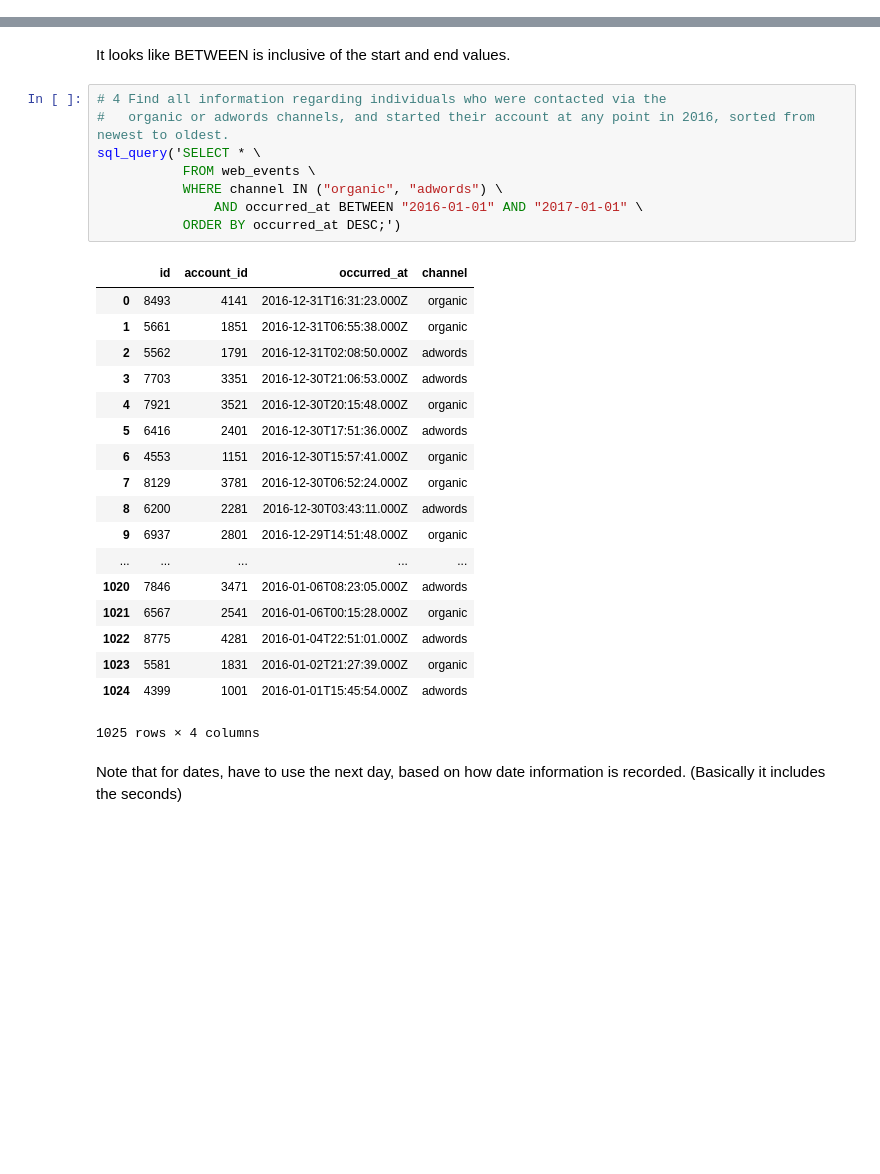
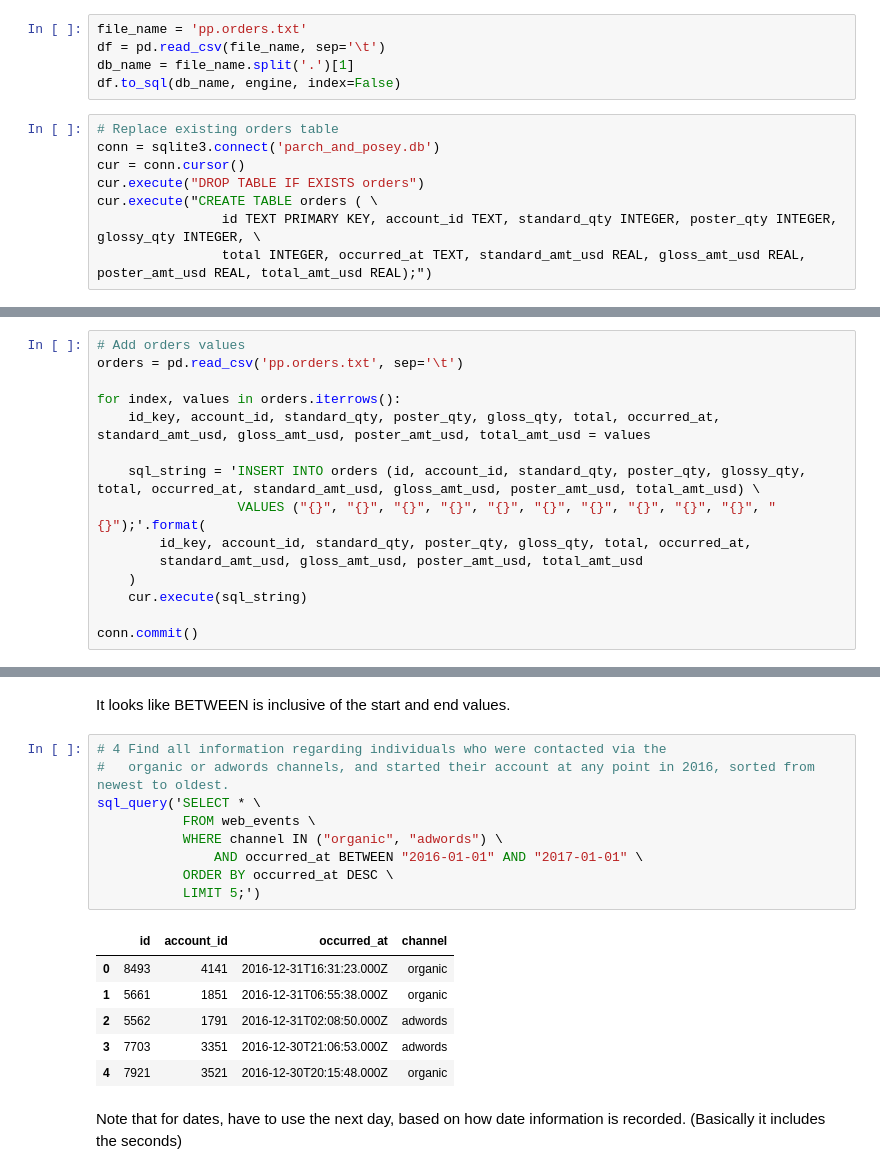
Before and after one commit to rebeccaebarnes/SQL-Practice, a Jupyter notebook: sql_practice.ipynb, the cells around one changed output, grey strips where cells are left out. Drawn from its saved outputs; the diff is of its cells as text; blank space fills up the shorter version.

```diff
--- a/sql_practice.ipynb
+++ b/sql_practice.ipynb
@@ -60,0 +68,13 @@ Added pp.web_events.txt to engine.
+# %%
+file_name = 'pp.orders.txt'
+df = pd.read_csv(file_name, sep='\t')
+db_name = file_name.split('.')[1]
+df.to_sql(db_name, engine, index=False)
+# %%
+# Replace existing orders table
+conn = sqlite3.connect('parch_and_posey.db')
+cur = conn.cursor()
+cur.execute("DROP TABLE IF EXISTS orders")
+cur.execute("CREATE TABLE orders ( \
+                id TEXT PRIMARY KEY, account_id TEXT, standard_qty INTEGER, poster_qty INTEGER, glossy_qty INTEGER, \
+                total INTEGER, occurred_at TEXT, standard_amt_usd REAL, gloss_amt_usd REAL, poster_amt_usd REAL, total_amt_usd REAL);")
@@ -60,0 +83,15 @@ Added pp.web_events.txt to engine.
+# %%
+# Add orders values
+orders = pd.read_csv('pp.orders.txt', sep='\t')
+
+for index, values in orders.iterrows():
+    id_key, account_id, standard_qty, poster_qty, gloss_qty, total, occurred_at, standard_amt_usd, gloss_amt_usd, poster_amt_usd, total_amt_usd = values
+
+    sql_string = 'INSERT INTO orders (id, account_id, standard_qty, poster_qty, glossy_qty, total, occurred_at, standard_amt_usd, gloss_amt_usd, poster_amt_usd, total_amt_usd) \
+                  VALUES ("{}", "{}", "{}", "{}", "{}", "{}", "{}", "{}", "{}", "{}", "{}");'.format(
+        id_key, account_id, standard_qty, poster_qty, gloss_qty, total, occurred_at,
+        standard_amt_usd, gloss_amt_usd, poster_amt_usd, total_amt_usd
+    )
+    cur.execute(sql_string)
+
+conn.commit()
@@ -697,30 +747,19 @@ It looks like BETWEEN is inclusive of the start and end values.
 # %%
 # 4 Find all information regarding individuals who were contacted via the
 #   organic or adwords channels, and started their account at any point in 2016, sorted from newest to oldest.
 sql_query('SELECT * \
            FROM web_events \
            WHERE channel IN ("organic", "adwords") \
                AND occurred_at BETWEEN "2016-01-01" AND "2017-01-01" \
-           ORDER BY occurred_at DESC;')
+           ORDER BY occurred_at DESC \
+           LIMIT 5;')
 # %% [output]
 |  | id | account_id | occurred_at | channel |
 | 0 | 8493 | 4141 | 2016-12-31T16:31:23.000Z | organic |
 | 1 | 5661 | 1851 | 2016-12-31T06:55:38.000Z | organic |
 | 2 | 5562 | 1791 | 2016-12-31T02:08:50.000Z | adwords |
 | 3 | 7703 | 3351 | 2016-12-30T21:06:53.000Z | adwords |
 | 4 | 7921 | 3521 | 2016-12-30T20:15:48.000Z | organic |
-| 5 | 6416 | 2401 | 2016-12-30T17:51:36.000Z | adwords |
-| 6 | 4553 | 1151 | 2016-12-30T15:57:41.000Z | organic |
-| 7 | 8129 | 3781 | 2016-12-30T06:52:24.000Z | organic |
-| 8 | 6200 | 2281 | 2016-12-30T03:43:11.000Z | adwords |
-| 9 | 6937 | 2801 | 2016-12-29T14:51:48.000Z | organic |
-| ... | ... | ... | ... | ... |
-| 1020 | 7846 | 3471 | 2016-01-06T08:23:05.000Z | adwords |
-| 1021 | 6567 | 2541 | 2016-01-06T00:15:28.000Z | organic |
-| 1022 | 8775 | 4281 | 2016-01-04T22:51:01.000Z | adwords |
-| 1023 | 5581 | 1831 | 2016-01-02T21:27:39.000Z | organic |
-| 1024 | 4399 | 1001 | 2016-01-01T15:45:54.000Z | adwords |
-1025 rows × 4 columns
 # %% [markdown]
 Note that for dates, have to use the next day, based on how date information is recorded. (Basically it includes the seconds)
 # %% [markdown]
```
Also changed, not shown: parts of 32 cells of this notebook.
